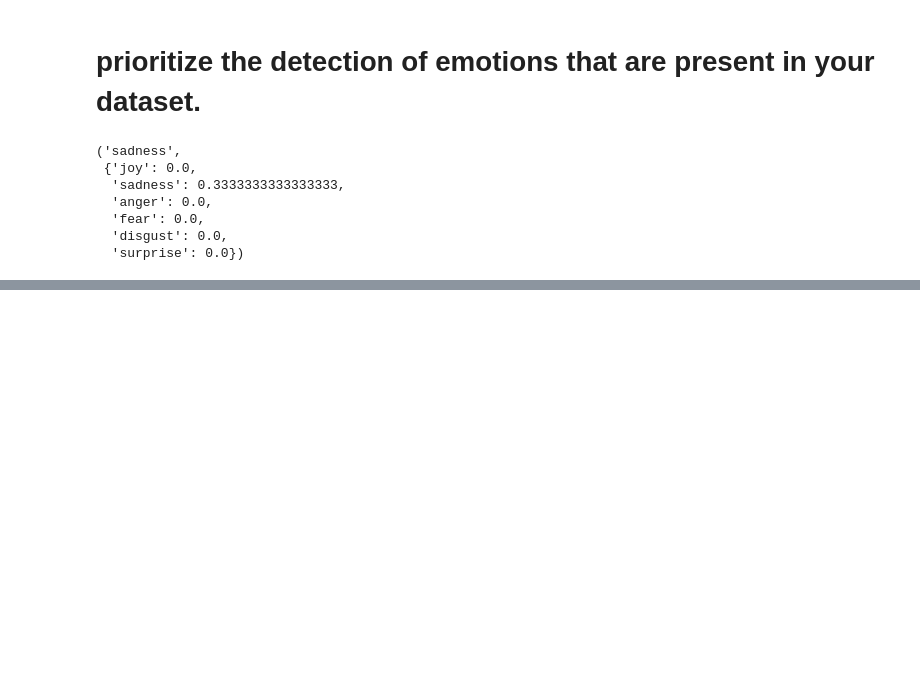
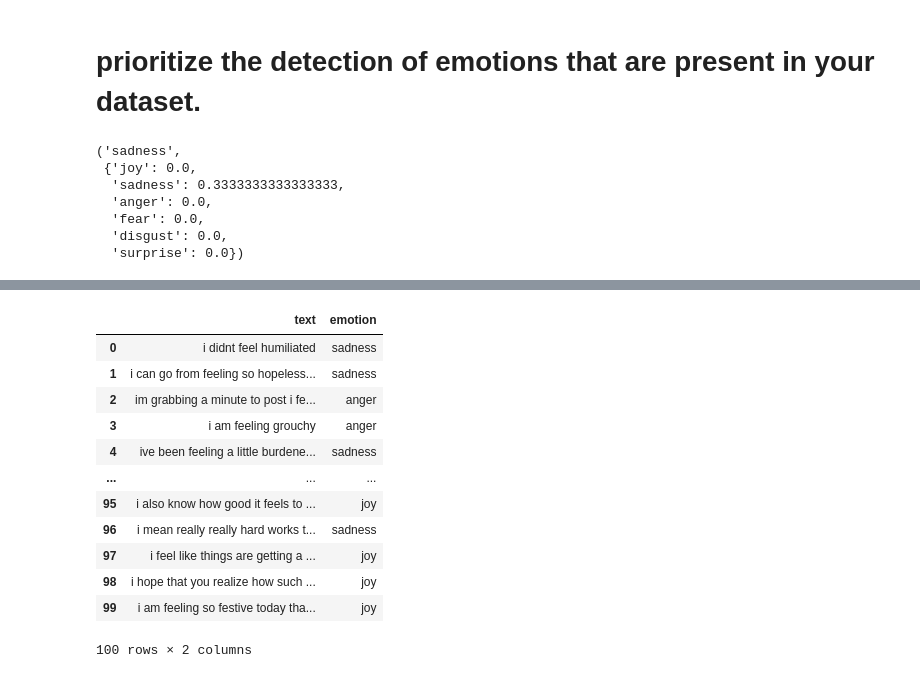
Before and after one commit to notsocertain/Emotion-Detection-Text, a Jupyter notebook: removing-emotions-not-present-in-NRCLex.ipynb, the cells around one changed output, grey strips where cells are left out. Saved outputs shown, nothing was run; the diff lists cells and outputs as text; code cells hidden in the pictures; blank space fills up the shorter version.

```diff
--- a/removing-emotions-not-present-in-NRCLex.ipynb
+++ b/removing-emotions-not-present-in-NRCLex.ipynb
@@ -243,0 +395,2 @@ classified_emotion
+# %%
+df = df[["text", "emotion"]]
@@ -243,0 +433,16 @@ classified_emotion
+# %%
+df
+# %% [output]
+|  | text | emotion |
+| 0 | i didnt feel humiliated | sadness |
+| 1 | i can go from feeling so hopeless... | sadness |
+| 2 | im grabbing a minute to post i fe... | anger |
+| 3 | i am feeling grouchy | anger |
+| 4 | ive been feeling a little burdene... | sadness |
+| ... | ... | ... |
+| 95 | i also know how good it feels to ... | joy |
+| 96 | i mean really really hard works t... | sadness |
+| 97 | i feel like things are getting a ... | joy |
+| 98 | i hope that you realize how such ... | joy |
+| 99 | i am feeling so festive today tha... | joy |
+100 rows × 2 columns
```
Also changed, not shown: parts of 36 cells of this notebook, 2 other files.
